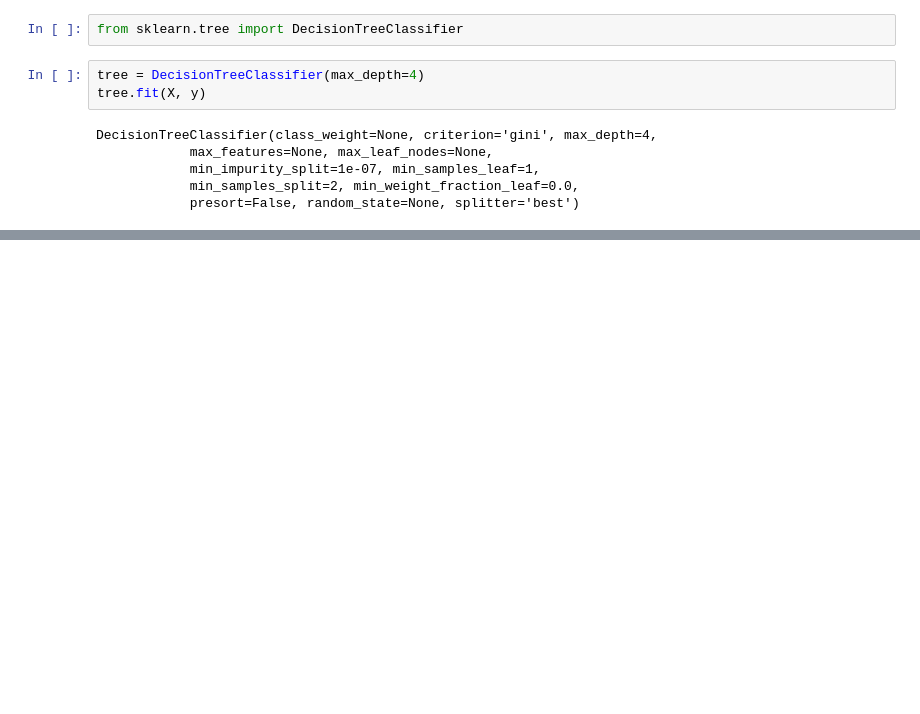
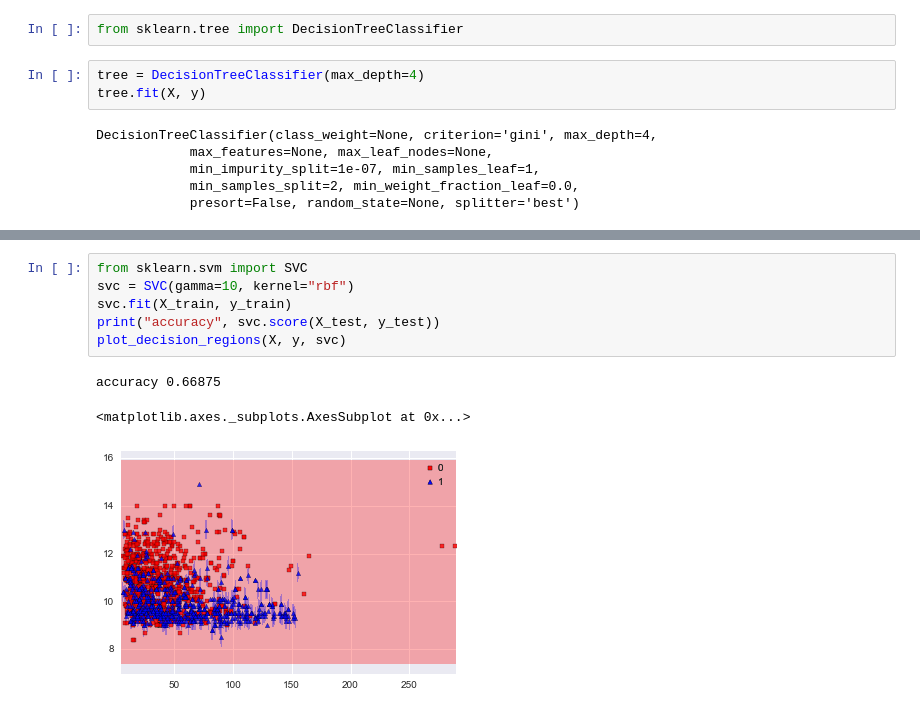
Before and after one commit to Einext/jupyter-notebooks, a Jupyter notebook: 06 Classification Exercise.ipynb, the cells around one changed output, grey strips where cells are left out. Cells and saved outputs as stored; diff of their text form; blank space fills up the shorter version.

```diff
--- a/06 Classification Exercise.ipynb
+++ b/06 Classification Exercise.ipynb
@@ -160,0 +151,10 @@ df
+# %%
+from sklearn.svm import SVC
+svc = SVC(gamma=10, kernel="rbf")
+svc.fit(X_train, y_train)
+print("accuracy", svc.score(X_test, y_test))
+plot_decision_regions(X, y, svc)
+# %% [output]
+accuracy 0.66875
+<matplotlib.axes._subplots.AxesSubplot at 0x...>
+[figure, added]
```
Also changed, not shown: parts of 6 cells of this notebook.
